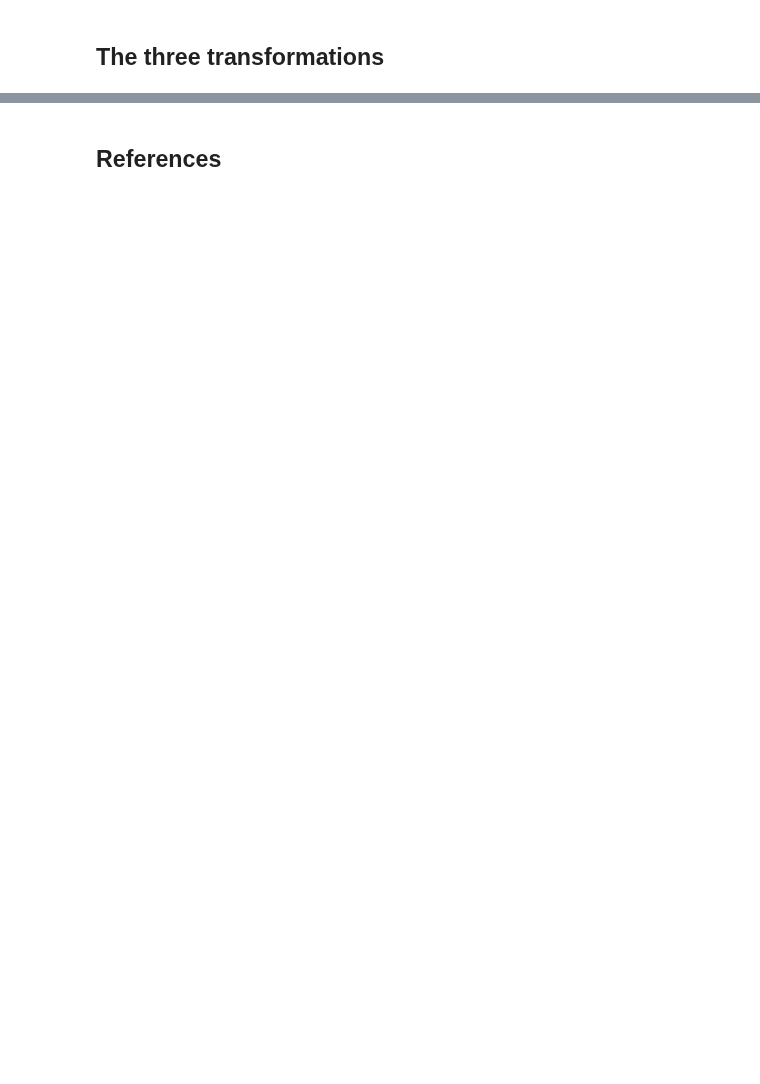
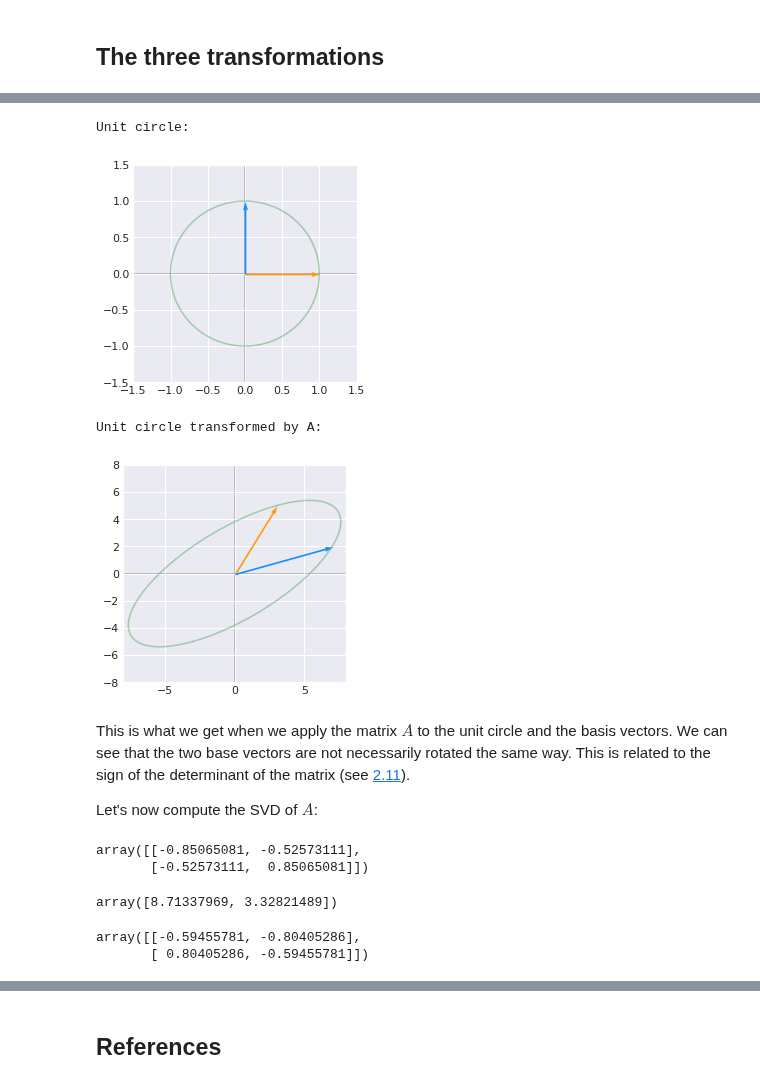
Before and after one commit to rahiakela/mathematics-for-machine-learning, a Jupyter notebook: deep-learning-book-maths/2_8_singular_value_decomposition.ipynb, the cells around one changed output, grey strips where cells are left out. Saved outputs shown, nothing was run; the diff lists cells and outputs as text; code cells hidden in the pictures; blank space fills up the shorter version.

```diff
--- a/deep-learning-book-maths/2_8_singular_value_decomposition.ipynb
+++ b/deep-learning-book-maths/2_8_singular_value_decomposition.ipynb
@@ -59,15 +59,18 @@ plt.rcParams['ytick.major.size'] = 0
 np.set_printoptions(suppress=True)
 # %%
 def plot_vectors(vecs, cols, alpha=1):
-  plt.figure()
   plt.axvline(x=0, color='#A9A9A9', zorder=0)
   plt.axhline(y=0, color='#A9A9A9', zorder=0)
 
   for i in range(len(vecs)):
-      x = np.concatenate([[0,0],vecs[i]])
-      plt.quiver([x[0]],
-                  [x[1]],
-                  [x[2]],
-                  [x[3]],
-                  angles='xy', scale_units='xy', scale=1, color=cols[i],
-                  alpha=alpha)
+    if (isinstance(alpha, list)):
+        alpha_i = alpha[i]
+    else:
+        alpha_i = alpha
+    x = np.concatenate([[0,0],vecs[i]])
+    plt.quiver([x[0]],
+                [x[1]],
+                [x[2]],
+                [x[3]],
+                angles='xy', scale_units='xy', scale=1, color=cols[i],
+                alpha=alpha)
@@ -509,0 +566,41 @@ array([[5, 1],
+# %%
+A = np.array([
+  [3, 7],
+  [5, 2]
+])
+
+print("Unit circle:")
+plot_matrix(np.array([[1, 0], [0, 1]]))
+plt.xlim(-1.5, 1.5)
+plt.ylim(-1.5, 1.5)
+plt.show()
+
+print("Unit circle transformed by A:")
+plot_matrix(A)
+plt.xlim(-8, 8)
+plt.ylim(-8, 8)
+plt.show()
+# %% [output]
+Unit circle:
+[figure, added]
+Unit circle transformed by A:
+[figure, added]
+# %% [markdown]
+This is what we get when we apply the matrix ${A}$ to the unit circle and the basis vectors. We can see that the two base vectors are not necessarily rotated the same way. This is related to the sign of the determinant of the matrix (see [2.11](https://hadrienj.github.io/posts/Deep-Learning-Book-Series-2.11-The-determinant/)).
+
+Let's now compute the SVD of ${A}$:
+# %%
+U, D, V = np.linalg.svd(A)
+U
+# %% [output]
+array([[-0.85065081, -0.52573111],
+       [-0.52573111,  0.85065081]])
+# %%
+D
+# %% [output]
+array([8.71337969, 3.32821489])
+# %%
+V
+# %% [output]
+array([[-0.59455781, -0.80405286],
+       [ 0.80405286, -0.59455781]])
```
Also changed, not shown: parts of 15 cells of this notebook.
